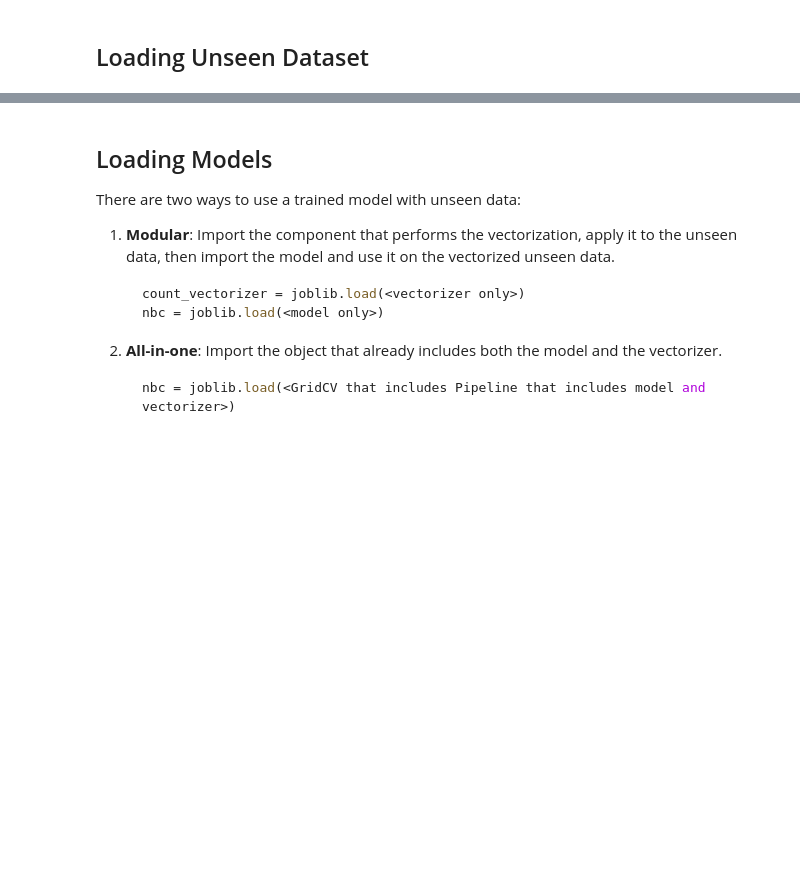
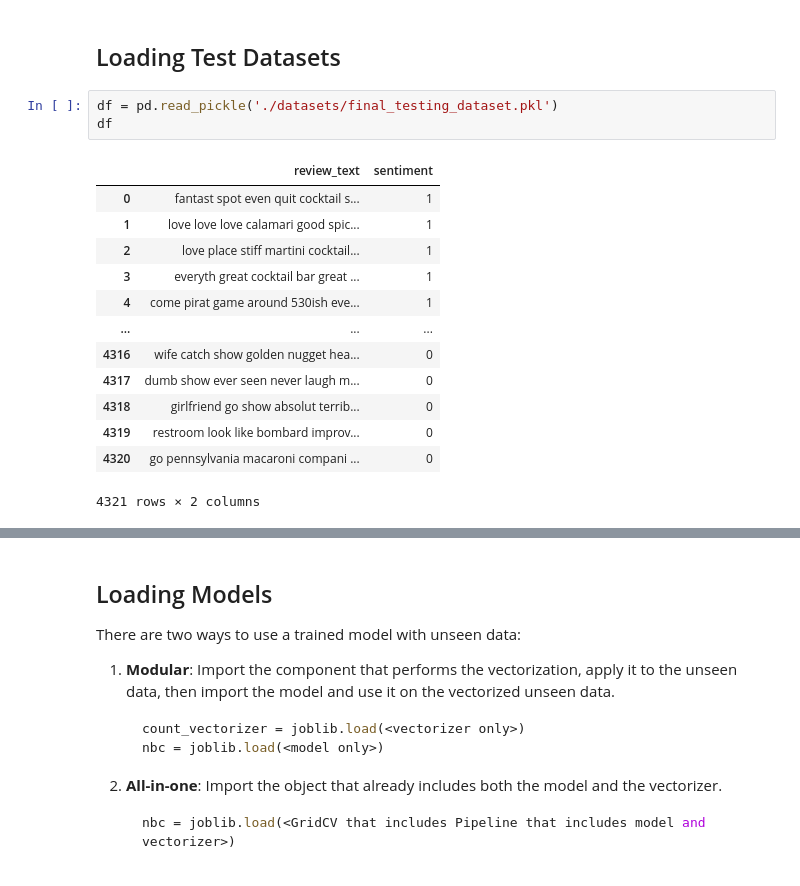
Before and after one commit to lawun330/nlp-sentiment-analysis-comparison, a Jupyter notebook: model_comparison_1.ipynb, the cells around one changed output, grey strips where cells are left out. Drawn from its saved outputs; the diff is of its cells as text; blank space fills up the shorter version.

```diff
--- a/model_comparison_1.ipynb
+++ b/model_comparison_1.ipynb
@@ -33,3 +59,20 @@ from word_normalization import preprocess_text  # for customized preprocessing
 # %% [markdown]
-## Loading Unseen Dataset
+## Loading Test Datasets
+# %%
+df = pd.read_pickle('./datasets/final_testing_dataset.pkl')
+df
+# %% [output]
+|  | review_text | sentiment |
+| 0 | fantast spot even quit cocktail s... | 1 |
+| 1 | love love love calamari good spic... | 1 |
+| 2 | love place stiff martini cocktail... | 1 |
+| 3 | everyth great cocktail bar great ... | 1 |
+| 4 | come pirat game around 530ish eve... | 1 |
+| ... | ... | ... |
+| 4316 | wife catch show golden nugget hea... | 0 |
+| 4317 | dumb show ever seen never laugh m... | 0 |
+| 4318 | girlfriend go show absolut terrib... | 0 |
+| 4319 | restroom look like bombard improv... | 0 |
+| 4320 | go pennsylvania macaroni compani ... | 0 |
+4321 rows × 2 columns
 # %%
```
Also changed, not shown: parts of 35 cells of this notebook, 1 other file.
